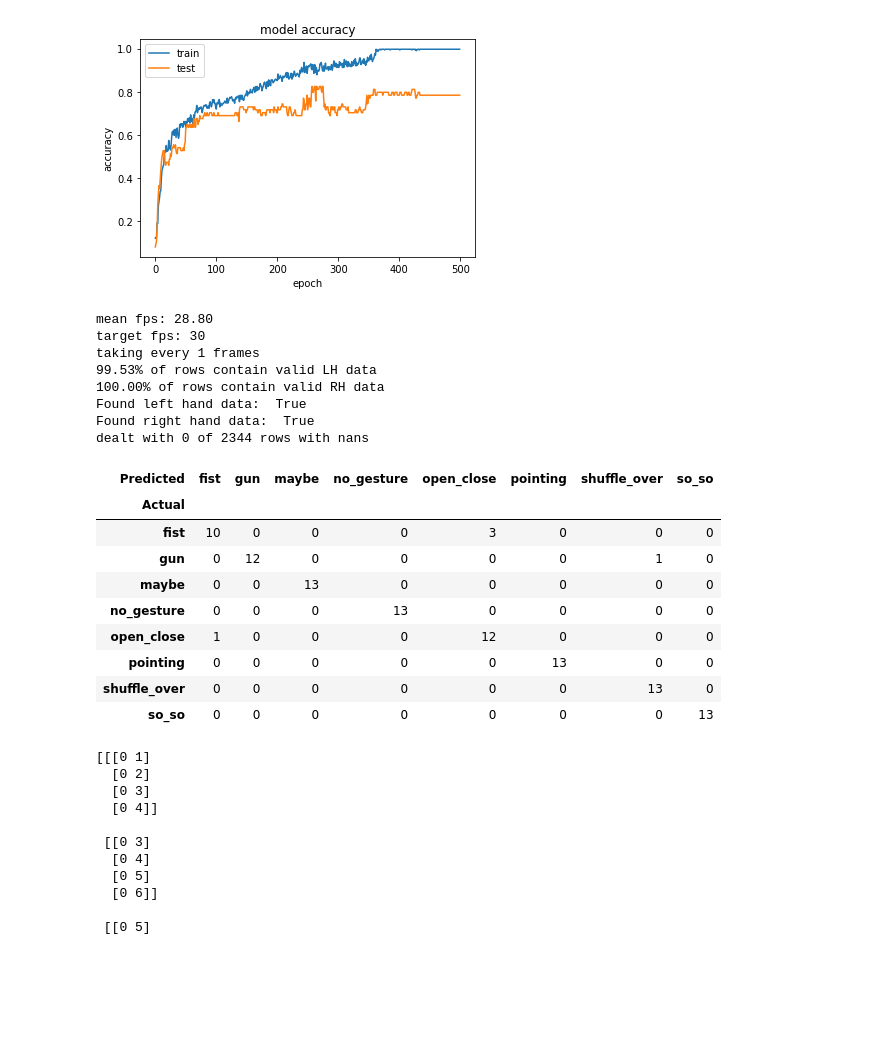
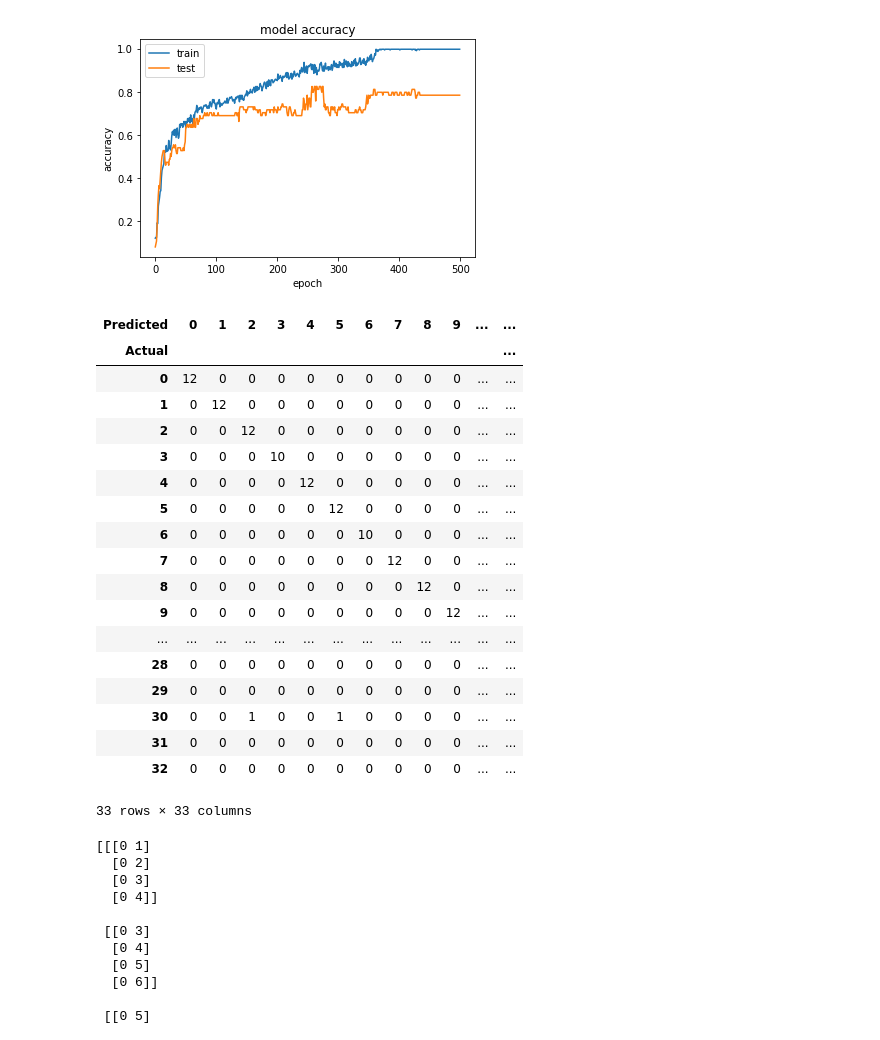
Before and after one commit to UoA-eResearch/leapmotion_gestures, a Jupyter notebook: exploration-many2one.ipynb, the cells around one changed output. Drawn from its saved outputs; the diff is of its cells as text; code cells hidden in the pictures; blank space fills up the shorter version.

```diff
--- a/exploration-many2one.ipynb
+++ b/exploration-many2one.ipynb
@@ -80,0 +29,5 @@ Index(['f1_f1', 'f2_f2', 'f3_f3', 'f4_f4', 'f5_f5', 'left_f1_2', 'left_f1_p',
+# %%
+n_frames = 40
+X, y = folder2examples(folder='data/loopsV3/train/', g2idx=g2idx, n_frames=n_frames, mirror=True)
+X_val, y_val = folder2examples(folder='data/loopsV3/test/', g2idx=g2idx, n_frames=n_frames, mirror=False)
+print(X.shape)
@@ -127,6 +98,6 @@ model.save('models/V1/40f_5hs_RH.h5')
 # %%
-model = tf.keras.models.load_model('models/V2/25f_32hs_15c_2.h5')
+model = tf.keras.models.load_model('models/V3/40f_5hs.h5')
 # %%
 # load test data
-X_test, y_test = CSV2examples('data/recordings/test_loop.csv', g2idx=g2idx, n_frames=50)
+X_test, y_test = CSV2examples('recordings/cputest-maxed.csv', g2idx=g2idx, n_frames=40)
 # %% [output]
@@ -167,35 +143,33 @@ plt_metric(history, 'accuracy')
 # %% [output]
 [figure]
 [figure]
-# %%
-test2i = 'recordings/test2i.csv'
-X_val, y_val = CSV2examples(raw_file=test2i, g2idx=g2idx, n_frames=n_frames, target_fps=30, standardize=True, mirror=False)
-# %% [output]
-mean fps: 28.80
-target fps: 30
-taking every 1 frames
-99.53% of rows contain valid LH data
-100.00% of rows contain valid RH data
-Found left hand data:  True
-Found right hand data:  True
-dealt with 0 of 2344 rows with nans
 # %%
 # get confusion matrix
 pred = np.argmax(model.predict(X_val), axis=-1)
 pred_gest = [idx2g[i] for i in pred]
 y_gest = [idx2g[i] for i in y_val]
-pd.crosstab([y_gest], [pred_gest], rownames=['Actual'], colnames=['Predicted'])
+# pd.crosstab([y_gest], [pred_gest], rownames=['Actual'], colnames=['Predicted'])
+pd.crosstab(y_val, pred, rownames=['Actual'], colnames=['Predicted'])
 # %% [output]
-| Predicted | fist | gun | maybe | no_gesture | open_close | pointing | shuffle_over | so_so |
-| Actual |  |  |  |  |  |  |  |  |
-| fist | 10 | 0 | 0 | 0 | 3 | 0 | 0 | 0 |
-| gun | 0 | 12 | 0 | 0 | 0 | 0 | 1 | 0 |
-| maybe | 0 | 0 | 13 | 0 | 0 | 0 | 0 | 0 |
-| no_gesture | 0 | 0 | 0 | 13 | 0 | 0 | 0 | 0 |
-| open_close | 1 | 0 | 0 | 0 | 12 | 0 | 0 | 0 |
-| pointing | 0 | 0 | 0 | 0 | 0 | 13 | 0 | 0 |
-| shuffle_over | 0 | 0 | 0 | 0 | 0 | 0 | 13 | 0 |
-| so_so | 0 | 0 | 0 | 0 | 0 | 0 | 0 | 13 |
+| Predicted | 0 | 1 | 2 | 3 | 4 | 5 | 6 | 7 | 8 | 9 | ... | ... |
+| Actual |  |  |  |  |  |  |  |  |  |  |  | ... |
+| 0 | 12 | 0 | 0 | 0 | 0 | 0 | 0 | 0 | 0 | 0 | ... | ... |
+| 1 | 0 | 12 | 0 | 0 | 0 | 0 | 0 | 0 | 0 | 0 | ... | ... |
+| 2 | 0 | 0 | 12 | 0 | 0 | 0 | 0 | 0 | 0 | 0 | ... | ... |
+| 3 | 0 | 0 | 0 | 10 | 0 | 0 | 0 | 0 | 0 | 0 | ... | ... |
+| 4 | 0 | 0 | 0 | 0 | 12 | 0 | 0 | 0 | 0 | 0 | ... | ... |
+| 5 | 0 | 0 | 0 | 0 | 0 | 12 | 0 | 0 | 0 | 0 | ... | ... |
+| 6 | 0 | 0 | 0 | 0 | 0 | 0 | 10 | 0 | 0 | 0 | ... | ... |
+| 7 | 0 | 0 | 0 | 0 | 0 | 0 | 0 | 12 | 0 | 0 | ... | ... |
+| 8 | 0 | 0 | 0 | 0 | 0 | 0 | 0 | 0 | 12 | 0 | ... | ... |
+| 9 | 0 | 0 | 0 | 0 | 0 | 0 | 0 | 0 | 0 | 12 | ... | ... |
+| ... | ... | ... | ... | ... | ... | ... | ... | ... | ... | ... | ... | ... |
+| 28 | 0 | 0 | 0 | 0 | 0 | 0 | 0 | 0 | 0 | 0 | ... | ... |
+| 29 | 0 | 0 | 0 | 0 | 0 | 0 | 0 | 0 | 0 | 0 | ... | ... |
+| 30 | 0 | 0 | 1 | 0 | 0 | 1 | 0 | 0 | 0 | 0 | ... | ... |
+| 31 | 0 | 0 | 0 | 0 | 0 | 0 | 0 | 0 | 0 | 0 | ... | ... |
+| 32 | 0 | 0 | 0 | 0 | 0 | 0 | 0 | 0 | 0 | 0 | ... | ... |
+33 rows × 33 columns
 # %%
 Xa = [[[0,1],[0,2],[0,3],[0,4],[0,5],[0,6],[0,7],[0,8],[1,1],[1,2],[1,3],[1,4],[1,5],[3,1],[3,2],[3,3],[3,4],[3,5],[3,6],[3,7],[4,1],[4,2]]]
 ya = [0,0,0,0,0,0,0,0,1,1,1,1,1,3,3,3,3,3,3,3,4,4]
```
Also changed, not shown: parts of 11 cells of this notebook, 8 other files.
